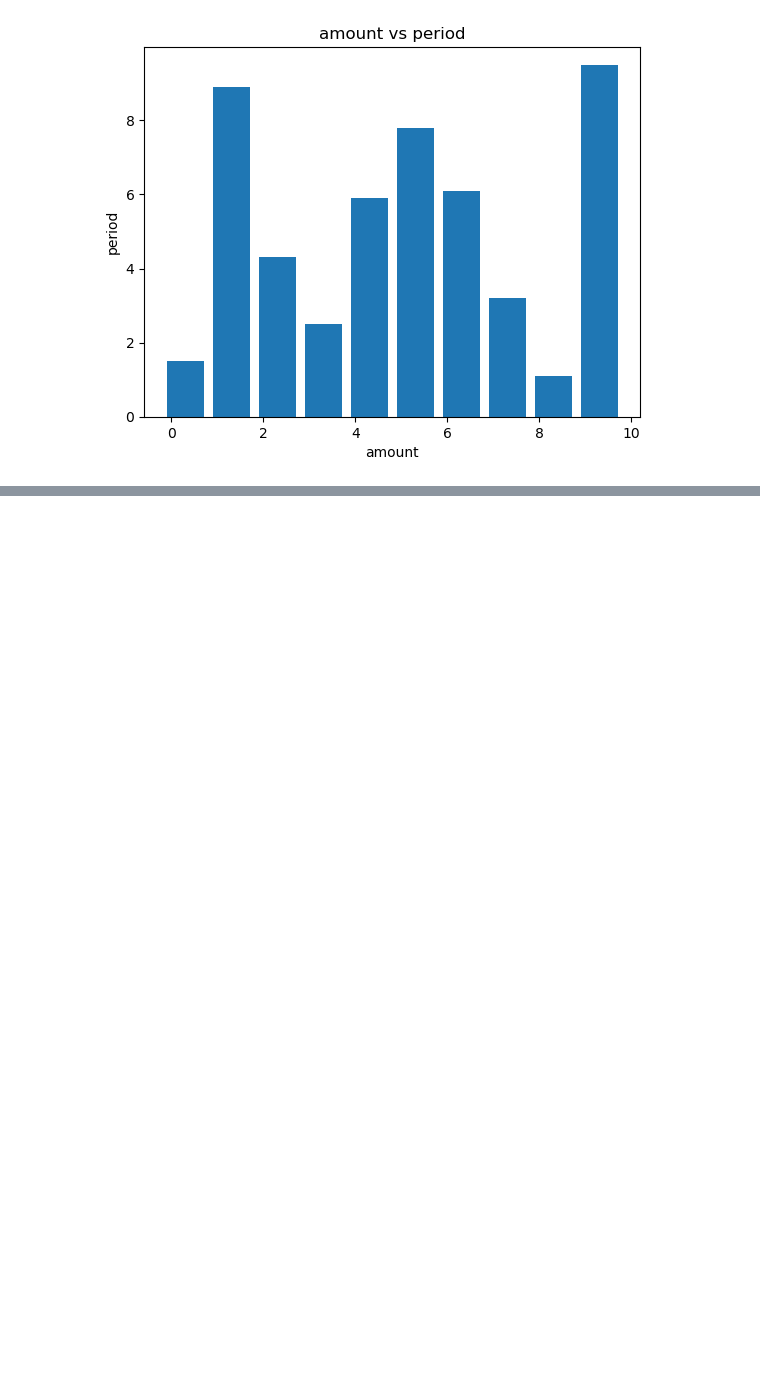
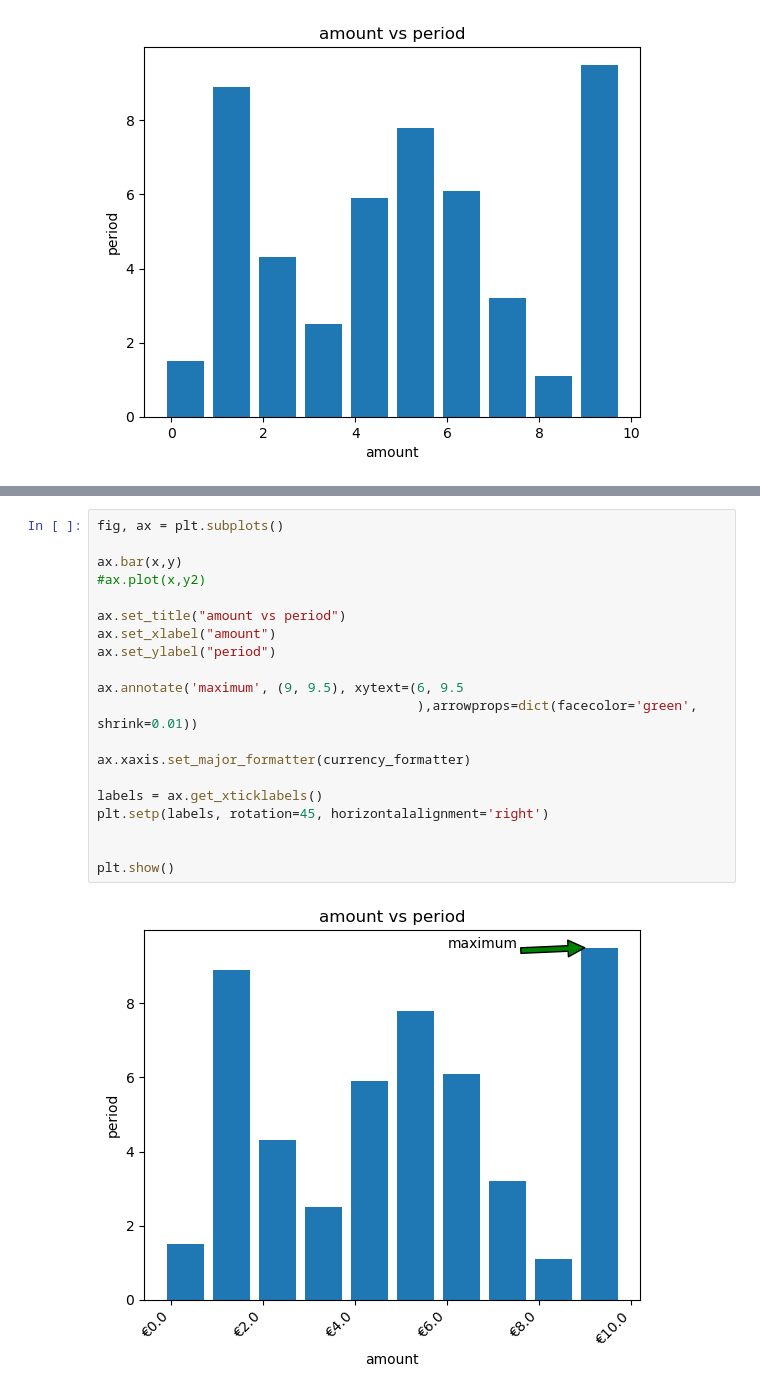
Before and after one commit to UWASIKLK/PFDA, a Jupyter notebook: My work/Plotting/Lecture 2/usingmatplotlib.ipynb, the cells around one changed output, grey strips where cells are left out. Cells and saved outputs as stored; diff of their text form; blank space fills up the shorter version.

```diff
--- a/My work/Plotting/Lecture 2/usingmatplotlib.ipynb
+++ b/My work/Plotting/Lecture 2/usingmatplotlib.ipynb
@@ -93,0 +131,22 @@ plt.show()
+# %%
+fig, ax = plt.subplots()
+
+ax.bar(x,y)
+#ax.plot(x,y2)
+
+ax.set_title("amount vs period")
+ax.set_xlabel("amount")
+ax.set_ylabel("period")
+
+ax.annotate('maximum', (9, 9.5), xytext=(6, 9.5
+                                         ),arrowprops=dict(facecolor='green', shrink=0.01))
+
+ax.xaxis.set_major_formatter(currency_formatter)
+
+labels = ax.get_xticklabels()
+plt.setp(labels, rotation=45, horizontalalignment='right')
+
+
+plt.show()
+# %% [output]
+[figure, added]
```
Also changed, not shown: parts of 5 cells of this notebook.
